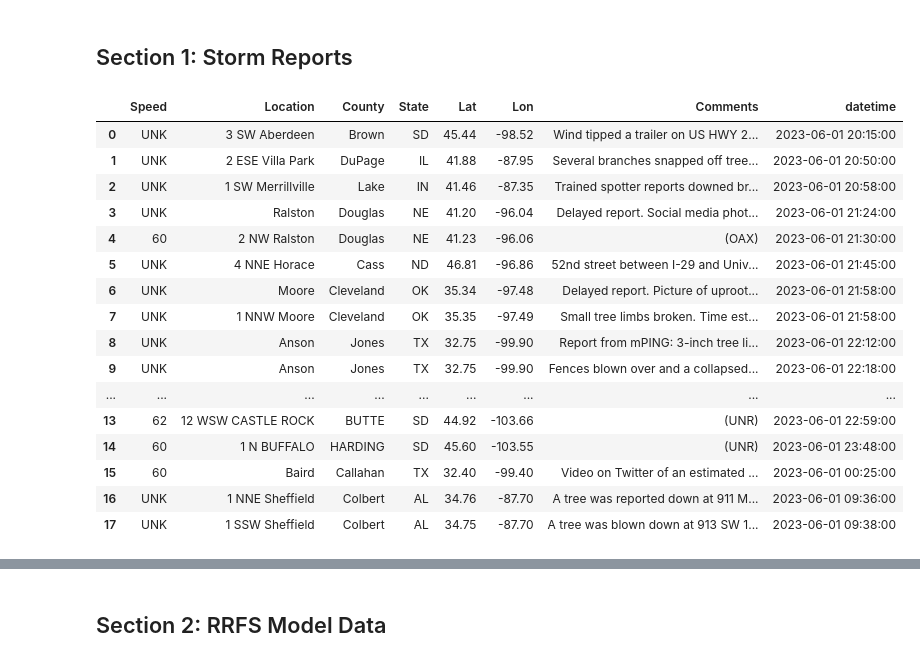
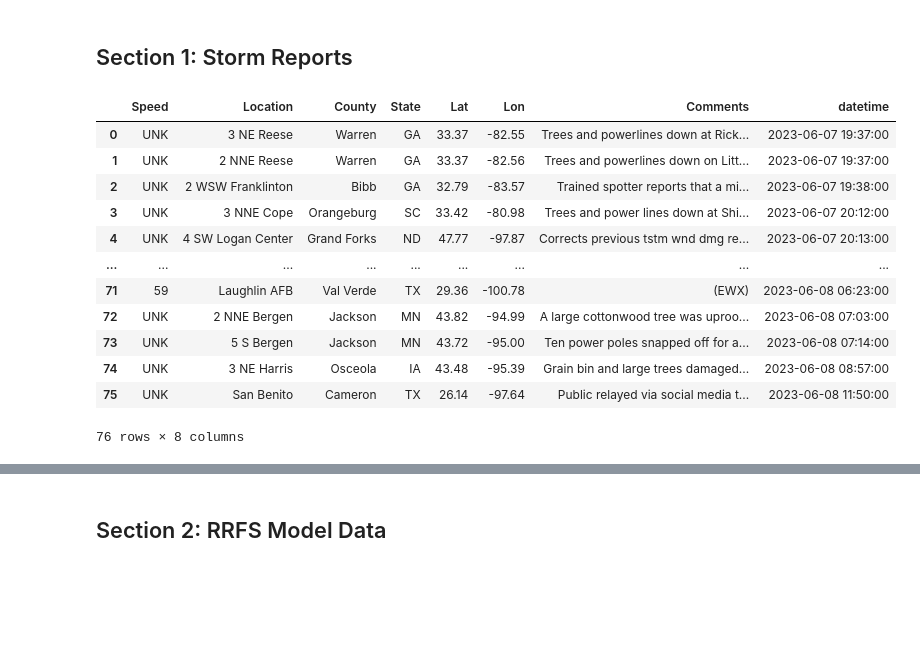
Before and after one commit to Andres-ramos/rrfs_notebook, a Jupyter notebook: Notebook.ipynb, the cells around one changed output, grey strips where cells are left out. Cells and saved outputs as stored; diff of their text form; code cells hidden in the pictures; blank space fills up the shorter version.

```diff
--- a/Notebook.ipynb
+++ b/Notebook.ipynb
@@ -71,21 +109,17 @@ def add_datetime(df, datetime):
 # %%
-get_wind_report(pd.Timestamp(year=2023, month=6, day=1))
-# request_wind_report_df("230601")
+#Wind reports for June 7 2023
+get_wind_report(pd.Timestamp(year=2023, month=6, day=7))
 # %% [output]
 |  | Speed | Location | County | State | Lat | Lon | Comments | datetime |
-| 0 | UNK | 3 SW Aberdeen | Brown | SD | 45.44 | -98.52 | Wind tipped a trailer on US HWY 2... | 2023-06-01 20:15:00 |
-| 1 | UNK | 2 ESE Villa Park | DuPage | IL | 41.88 | -87.95 | Several branches snapped off tree... | 2023-06-01 20:50:00 |
-| 2 | UNK | 1 SW Merrillville | Lake | IN | 41.46 | -87.35 | Trained spotter reports downed br... | 2023-06-01 20:58:00 |
-| 3 | UNK | Ralston | Douglas | NE | 41.20 | -96.04 | Delayed report. Social media phot... | 2023-06-01 21:24:00 |
-| 4 | 60 | 2 NW Ralston | Douglas | NE | 41.23 | -96.06 | (OAX) | 2023-06-01 21:30:00 |
-| 5 | UNK | 4 NNE Horace | Cass | ND | 46.81 | -96.86 | 52nd street between I-29 and Univ... | 2023-06-01 21:45:00 |
-| 6 | UNK | Moore | Cleveland | OK | 35.34 | -97.48 | Delayed report. Picture of uproot... | 2023-06-01 21:58:00 |
-| 7 | UNK | 1 NNW Moore | Cleveland | OK | 35.35 | -97.49 | Small tree limbs broken. Time est... | 2023-06-01 21:58:00 |
-| 8 | UNK | Anson | Jones | TX | 32.75 | -99.90 | Report from mPING: 3-inch tree li... | 2023-06-01 22:12:00 |
-| 9 | UNK | Anson | Jones | TX | 32.75 | -99.90 | Fences blown over and a collapsed... | 2023-06-01 22:18:00 |
+| 0 | UNK | 3 NE Reese | Warren | GA | 33.37 | -82.55 | Trees and powerlines down at Rick... | 2023-06-07 19:37:00 |
+| 1 | UNK | 2 NNE Reese | Warren | GA | 33.37 | -82.56 | Trees and powerlines down on Litt... | 2023-06-07 19:37:00 |
+| 2 | UNK | 2 WSW Franklinton | Bibb | GA | 32.79 | -83.57 | Trained spotter reports that a mi... | 2023-06-07 19:38:00 |
+| 3 | UNK | 3 NNE Cope | Orangeburg | SC | 33.42 | -80.98 | Trees and power lines down at Shi... | 2023-06-07 20:12:00 |
+| 4 | UNK | 4 SW Logan Center | Grand Forks | ND | 47.77 | -97.87 | Corrects previous tstm wnd dmg re... | 2023-06-07 20:13:00 |
 | ... | ... | ... | ... | ... | ... | ... | ... | ... |
-| 13 | 62 | 12 WSW CASTLE ROCK | BUTTE | SD | 44.92 | -103.66 | (UNR) | 2023-06-01 22:59:00 |
-| 14 | 60 | 1 N BUFFALO | HARDING | SD | 45.60 | -103.55 | (UNR) | 2023-06-01 23:48:00 |
-| 15 | 60 | Baird | Callahan | TX | 32.40 | -99.40 | Video on Twitter of an estimated ... | 2023-06-01 00:25:00 |
-| 16 | UNK | 1 NNE Sheffield | Colbert | AL | 34.76 | -87.70 | A tree was reported down at 911 M... | 2023-06-01 09:36:00 |
-| 17 | UNK | 1 SSW Sheffield | Colbert | AL | 34.75 | -87.70 | A tree was blown down at 913 SW 1... | 2023-06-01 09:38:00 |
+| 71 | 59 | Laughlin AFB | Val Verde | TX | 29.36 | -100.78 | (EWX) | 2023-06-08 06:23:00 |
+| 72 | UNK | 2 NNE Bergen | Jackson | MN | 43.82 | -94.99 | A large cottonwood tree was uproo... | 2023-06-08 07:03:00 |
+| 73 | UNK | 5 S Bergen | Jackson | MN | 43.72 | -95.00 | Ten power poles snapped off for a... | 2023-06-08 07:14:00 |
+| 74 | UNK | 3 NE Harris | Osceola | IA | 43.48 | -95.39 | Grain bin and large trees damaged... | 2023-06-08 08:57:00 |
+| 75 | UNK | San Benito | Cameron | TX | 26.14 | -97.64 | Public relayed via social media t... | 2023-06-08 11:50:00 |
+76 rows × 8 columns
```
Also changed, not shown: parts of 101 cells of this notebook.
